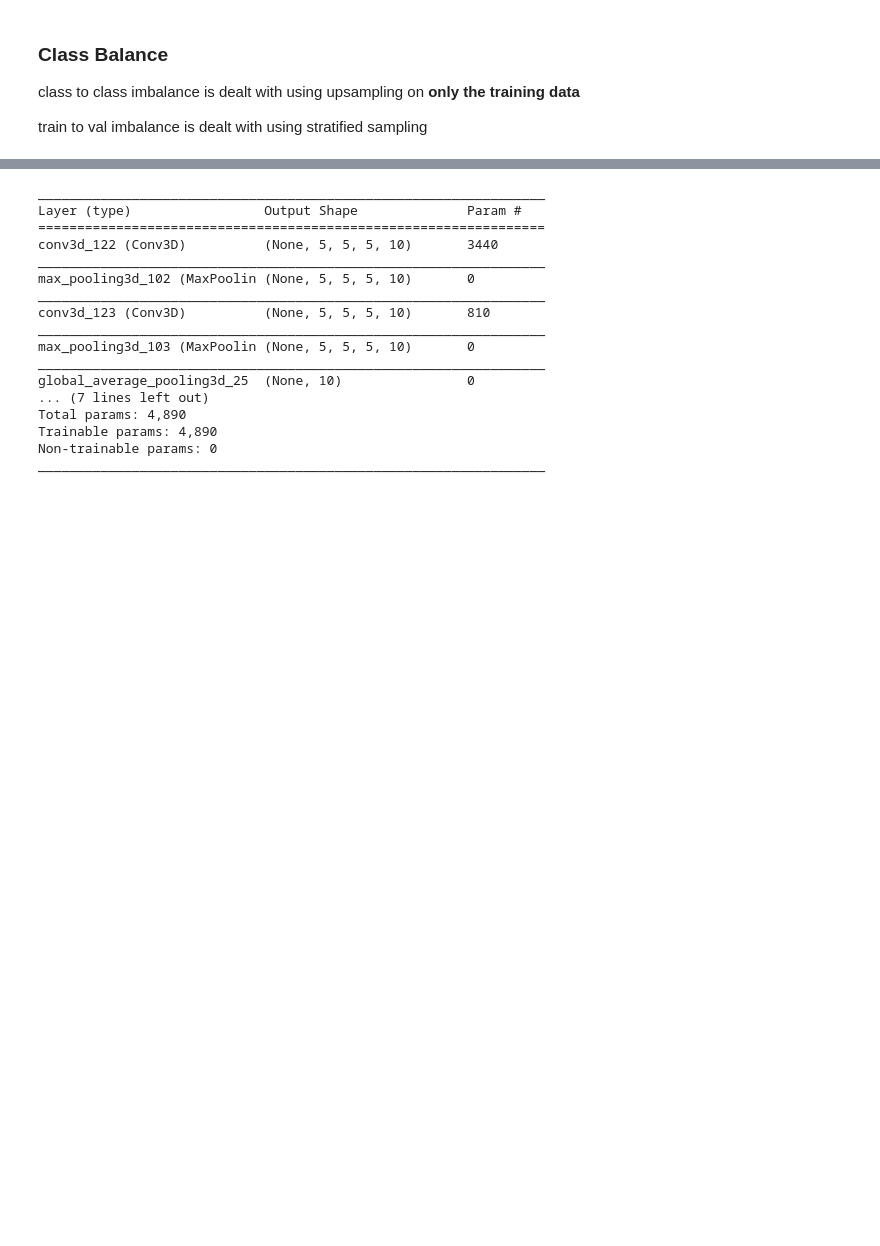
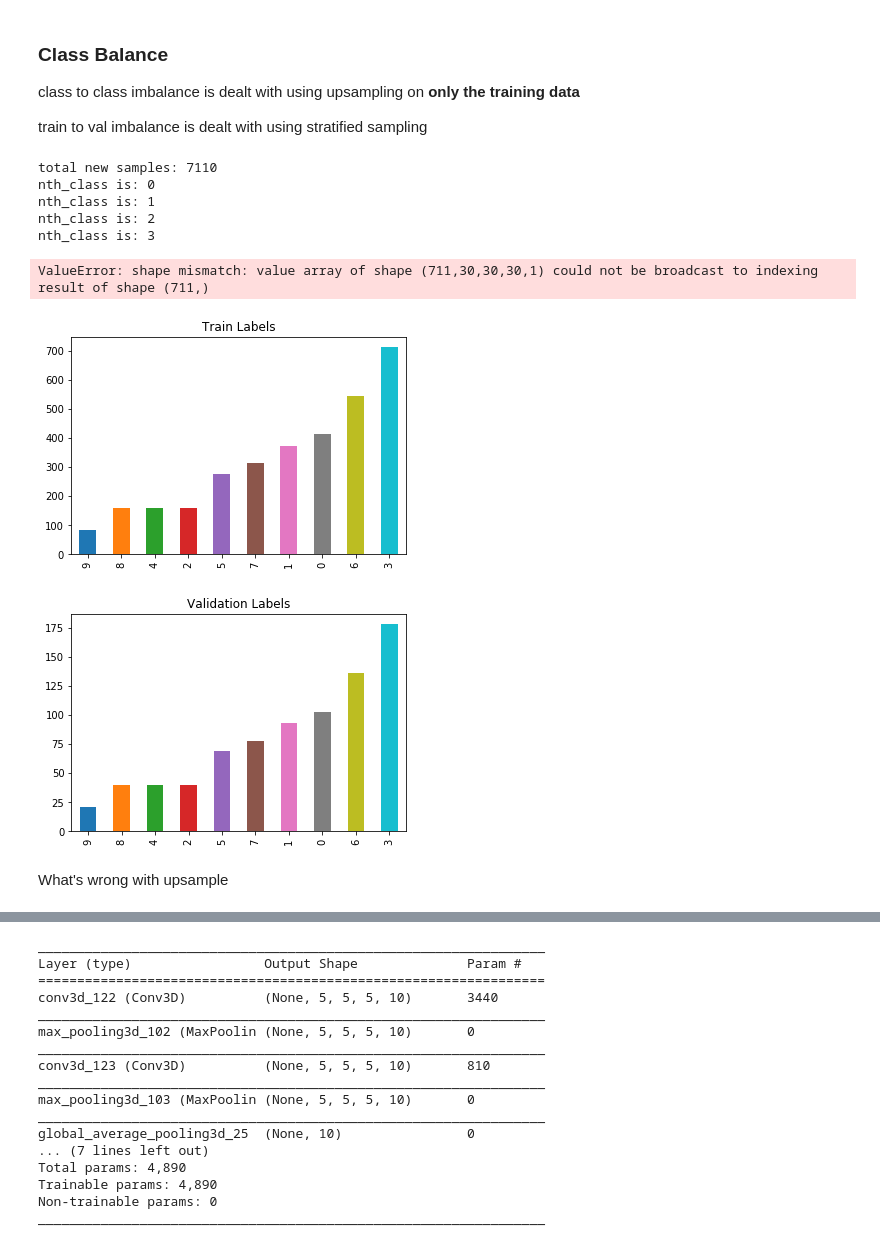
Before and after one commit to Ryanglambert/3d_model_retriever, a Jupyter notebook: EDA.ipynb, the cells around one changed output, grey strips where cells are left out. Drawn from its saved outputs; the diff is of its cells as text; code cells hidden in the pictures; blank space fills up the shorter version.

```diff
--- a/EDA.ipynb
+++ b/EDA.ipynb
@@ -96,3 +96,19 @@ This is a bed.
 class to class imbalance is dealt with using upsampling on **only the training data**
 
 train to val imbalance is dealt with using stratified sampling
+# %%
+from plots import plot_class_balance
+%matplotlib inline
+
+plot_class_balance()
+# %% [output]
+total new samples: 7110
+nth_class is: 0
+nth_class is: 1
+nth_class is: 2
+nth_class is: 3
+ValueError: shape mismatch: value array of shape (711,30,30,30,1) could not be broadcast to indexing result of shape (711,)
+[figure, added]
+[figure, added]
+# %% [markdown]
+What's wrong with upsample
```
Also changed, not shown: parts of 19 cells of this notebook.
